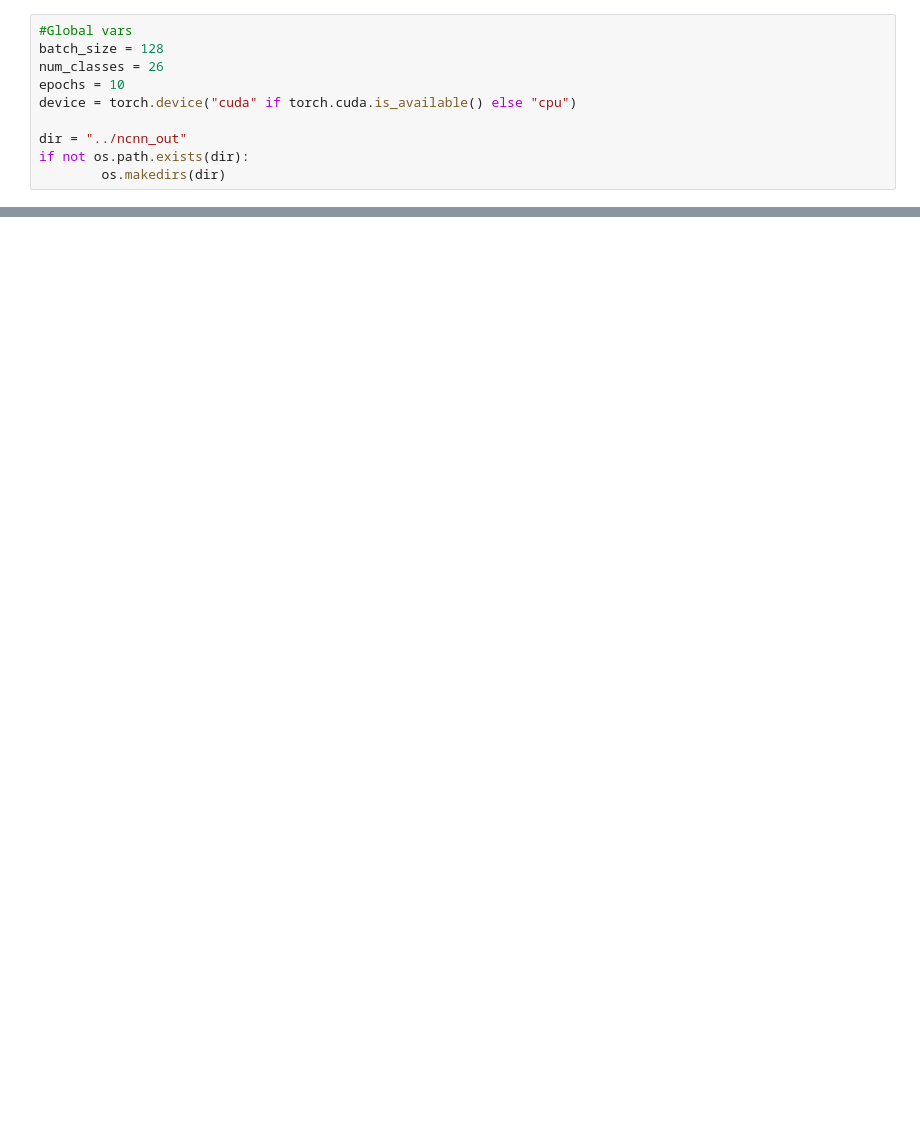
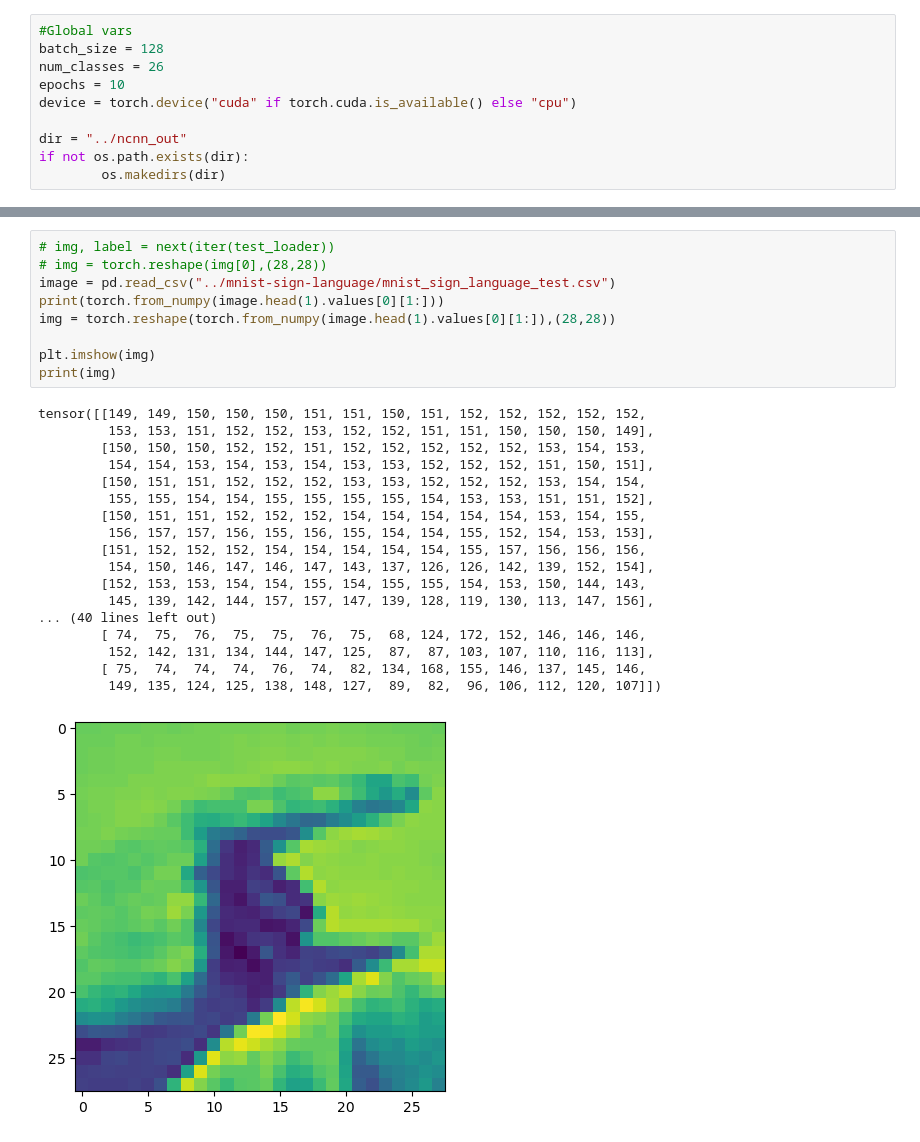
Before and after one commit to ArnavVarshney/4342-asl-recognition, a Jupyter notebook: ncnn_deployment/ncnn.ipynb, the cells around one changed output, grey strips where cells are left out. Saved outputs shown, nothing was run; the diff lists cells and outputs as text; blank space fills up the shorter version.

```diff
--- a/ncnn_deployment/ncnn.ipynb
+++ b/ncnn_deployment/ncnn.ipynb
@@ -104,4 +105,32 @@ train_loader, test_loader = dataset('../mnist-sign-language/train/sign_mnist_tra
                                                     128)
+# %%
+# img, label = next(iter(test_loader))
+# img = torch.reshape(img[0],(28,28))
+image = pd.read_csv("../mnist-sign-language/mnist_sign_language_test.csv")
+print(torch.from_numpy(image.head(1).values[0][1:]))
+img = torch.reshape(torch.from_numpy(image.head(1).values[0][1:]),(28,28))
+
+plt.imshow(img)
+print(img)
+# %% [output]
+tensor([[149, 149, 150, 150, 150, 151, 151, 150, 151, 152, 152, 152, 152, 152,
+         153, 153, 151, 152, 152, 153, 152, 152, 151, 151, 150, 150, 150, 149],
+        [150, 150, 150, 152, 152, 151, 152, 152, 152, 152, 152, 153, 154, 153,
+         154, 154, 153, 154, 153, 154, 153, 153, 152, 152, 152, 151, 150, 151],
+        [150, 151, 151, 152, 152, 152, 153, 153, 152, 152, 152, 153, 154, 154,
+         155, 155, 154, 154, 155, 155, 155, 155, 154, 153, 153, 151, 151, 152],
+        [150, 151, 151, 152, 152, 152, 154, 154, 154, 154, 154, 153, 154, 155,
+         156, 157, 157, 156, 155, 156, 155, 154, 154, 155, 152, 154, 153, 153],
+        [151, 152, 152, 152, 154, 154, 154, 154, 154, 155, 157, 156, 156, 156,
+         154, 150, 146, 147, 146, 147, 143, 137, 126, 126, 142, 139, 152, 154],
+        [152, 153, 153, 154, 154, 155, 154, 155, 155, 154, 153, 150, 144, 143,
+         145, 139, 142, 144, 157, 157, 147, 139, 128, 119, 130, 113, 147, 156],
+... (40 lines left out)
+        [ 74,  75,  76,  75,  75,  76,  75,  68, 124, 172, 152, 146, 146, 146,
+         152, 142, 131, 134, 144, 147, 125,  87,  87, 103, 107, 110, 116, 113],
+        [ 75,  74,  74,  74,  76,  74,  82, 134, 168, 155, 146, 137, 145, 146,
+         149, 135, 124, 125, 138, 148, 127,  89,  82,  96, 106, 112, 120, 107]])
+[figure, added]
 # %%
 #Converting to NCNN type
 #Source: https://github.com/Tencent/ncnn/wiki/use-ncnn-with-pytorch-or-onnx
```
Also changed, not shown: parts of 6 cells of this notebook, 8 other files.
